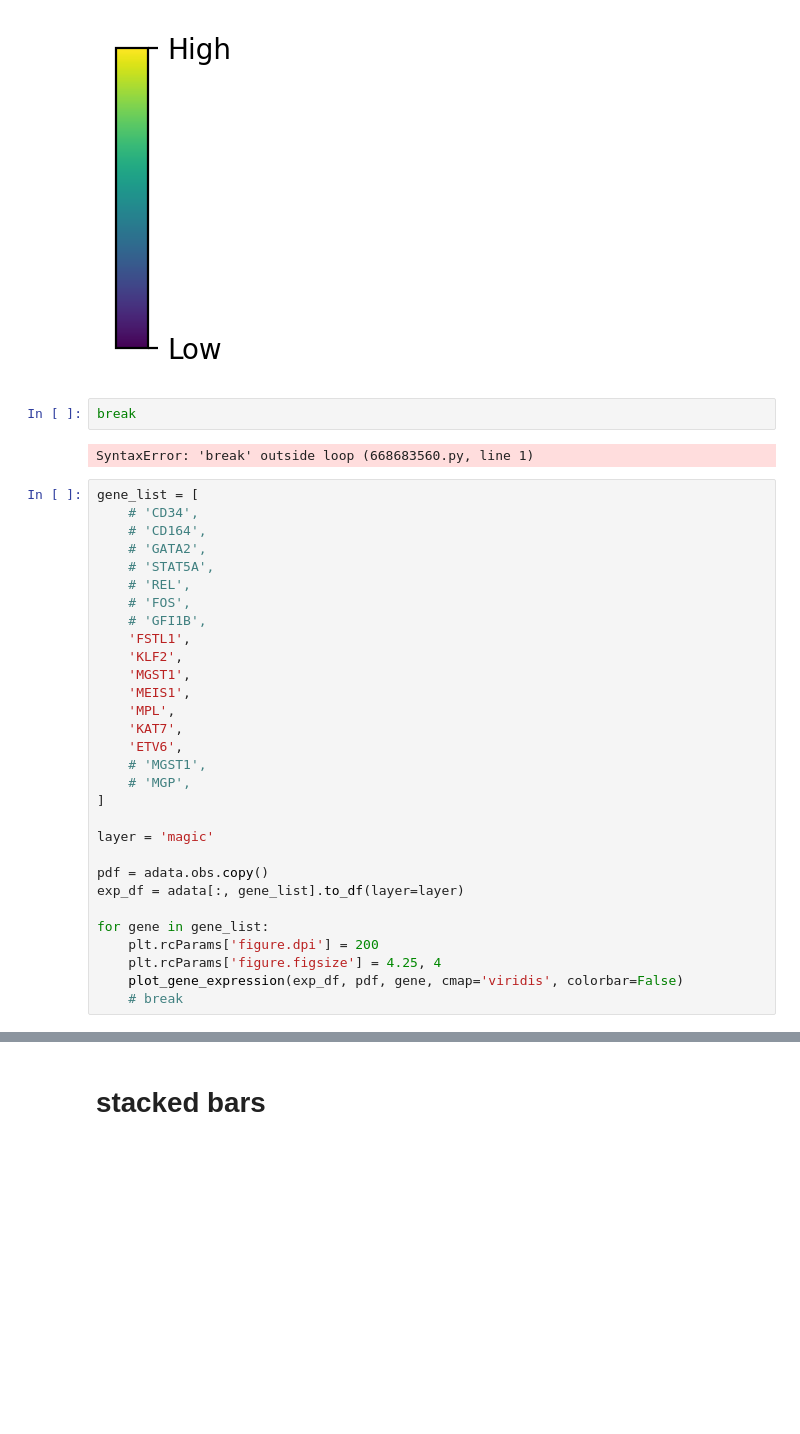
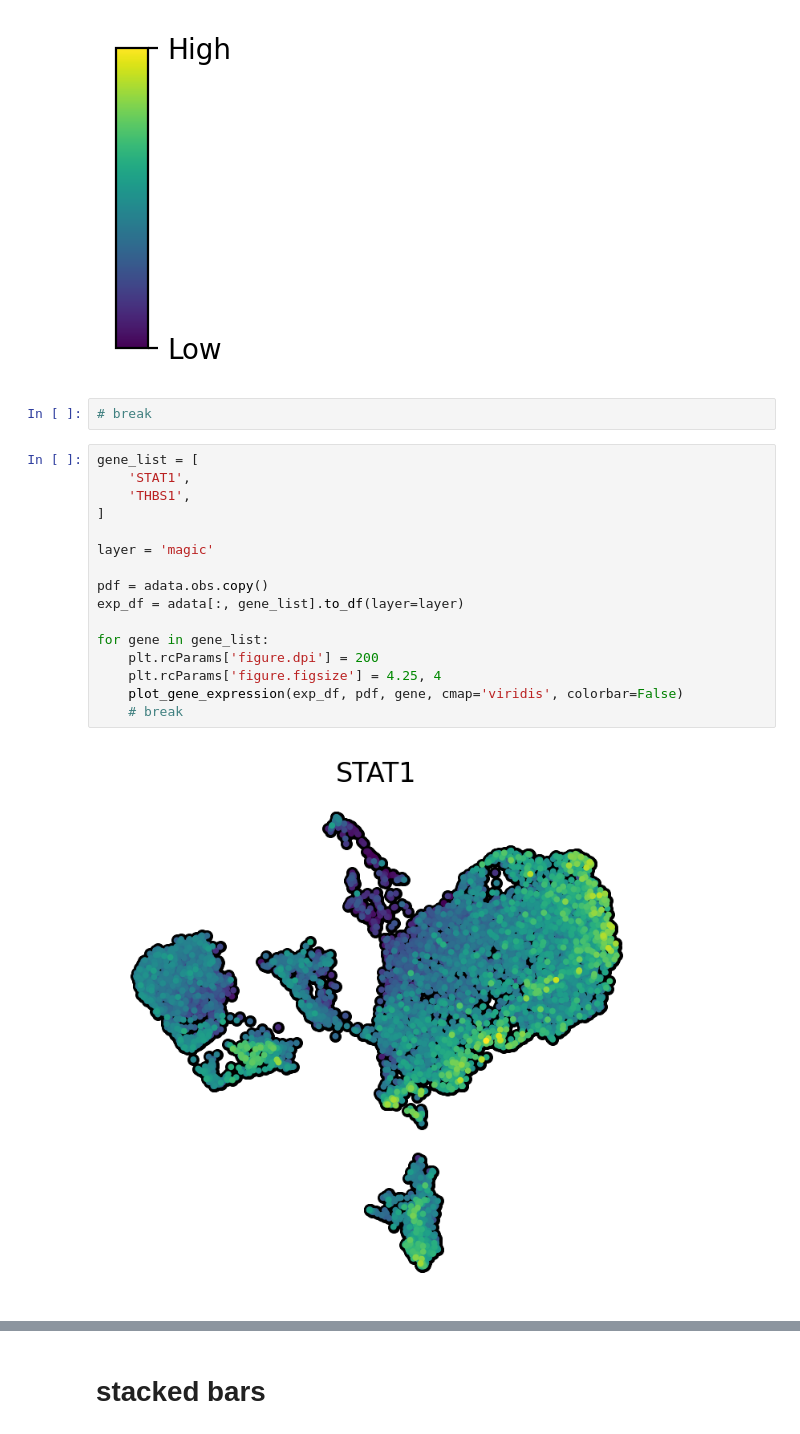
Before and after one commit to CooperStansbury/ONT-single-cell, a Jupyter notebook: notebooks/FIGURE_2_MAGIC.ipynb, the cells around one changed output, grey strips where cells are left out. Cells and saved outputs as stored; diff of their text form; blank space fills up the shorter version.

```diff
--- a/notebooks/FIGURE_2_MAGIC.ipynb
+++ b/notebooks/FIGURE_2_MAGIC.ipynb
@@ -177,36 +177,22 @@ plt2.make_colorbar(tick_labels=['Low', 'High'])
 # %% [output]
 [figure]
 # %%
-break
+# break
-# %% [output]
-SyntaxError: 'break' outside loop (668683560.py, line 1)
 # %%
 gene_list = [
-    # 'CD34',
-    # 'CD164',
-    # 'GATA2',
-    # 'STAT5A',
-    # 'REL',
-    # 'FOS',
-    # 'GFI1B',
-    'FSTL1',
-    'KLF2',
-    'MGST1',
-    'MEIS1',
-    'MPL',
-    'KAT7',
-    'ETV6',
-    # 'MGST1',
-    # 'MGP',
+    'STAT1',
+    'THBS1',
 ]
 
 layer = 'magic'
 
 pdf = adata.obs.copy()
 exp_df = adata[:, gene_list].to_df(layer=layer)
 
 for gene in gene_list:
     plt.rcParams['figure.dpi'] = 200
     plt.rcParams['figure.figsize'] = 4.25, 4
     plot_gene_expression(exp_df, pdf, gene, cmap='viridis', colorbar=False)
     # break
+# %% [output]
+[figure, added]
```
Also changed, not shown: parts of 4 cells of this notebook, 5 other files.
